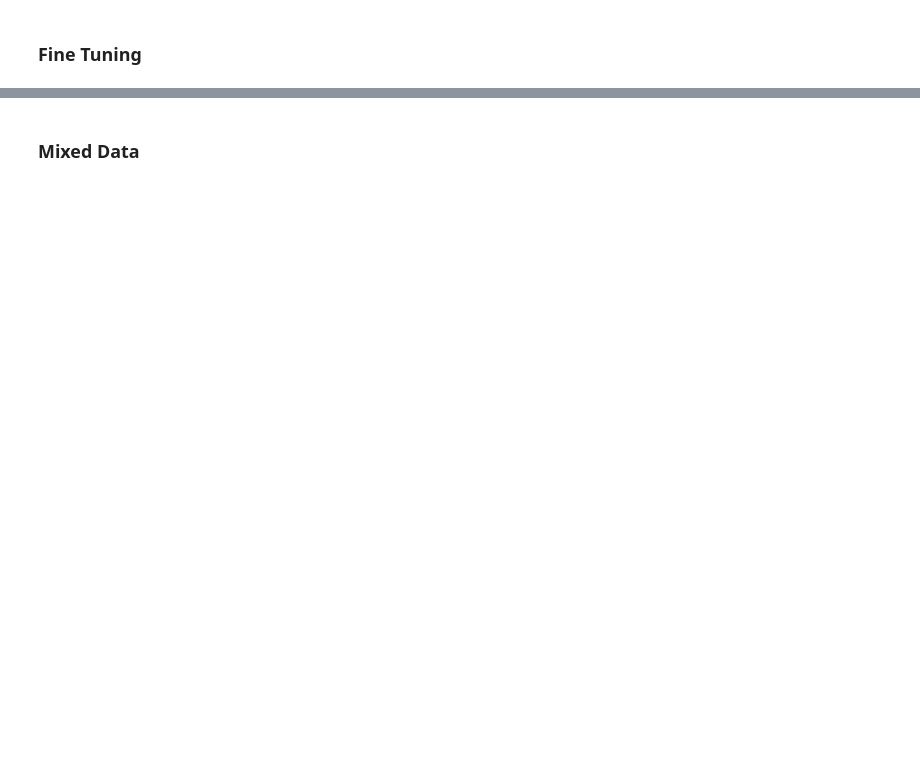
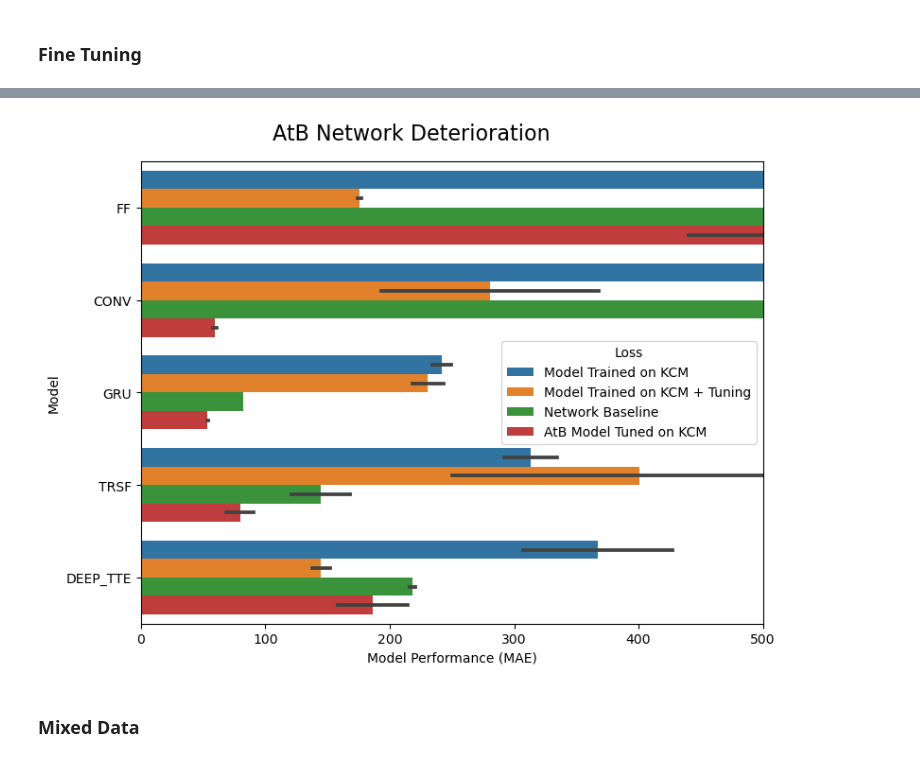
Before and after one commit to zackAemmer/generalizable_travel_times, a Jupyter notebook: src/explore_results.ipynb, the cells around one changed output, grey strips where cells are left out. Saved outputs shown, nothing was run; the diff lists cells and outputs as text; code cells hidden in the pictures; blank space fills up the shorter version.

```diff
--- a/src/explore_results.ipynb
+++ b/src/explore_results.ipynb
@@ -298,18 +323,19 @@ plt.savefig("../plots/model_deterioration_kcm.png", dpi=1800, bbox_inches='tight
 # %%
 plot_data = kcm_gen_df[kcm_gen_df['Loss'].isin(['Tune_Test_Losses','Test_Losses'])]
 plot_data = pd.concat([plot_data, atb_baseline_df, atb_deterioration_df])
-plot_data = plot_data[plot_data['Model'].isin(['AVG','FF','GRU','TRSF'])]
 plot_data['Loss'] = plot_data['Loss'].replace(["Tune_Test_Losses","Test_Losses","Tune_Train_Losses"],["Model Trained on KCM + Tuning", "Model Trained on KCM", "AtB Model Tuned on KCM"])
 fig, axes = plt.subplots(1,1)
 fig.set_figheight(6)
 fig.set_figwidth(8)
 sns.barplot(plot_data, x="MAE", y="Model", hue="Loss", dodge=True)
 axes.set_xlim([0, 500])
 axes.set_ylabel("Model")
 axes.set_xlabel("Model Performance (MAE)")
 fig.suptitle('AtB Network Deterioration', fontsize=16)
 fig.tight_layout()
 plt.savefig("../plots/model_deterioration_atb.png", dpi=1800, bbox_inches='tight')
+# %% [output]
+[figure, added]
 # %% [markdown]
 ### Mixed Data
 # %%
```
Also changed, not shown: parts of 15 cells of this notebook, 6 other files.
